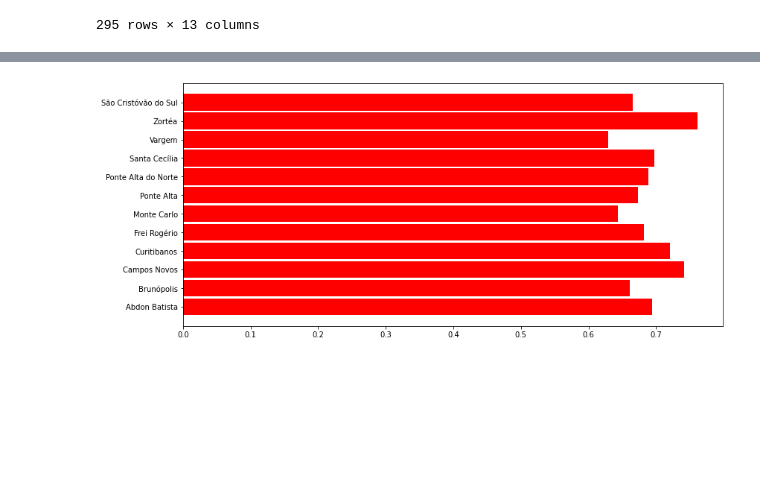
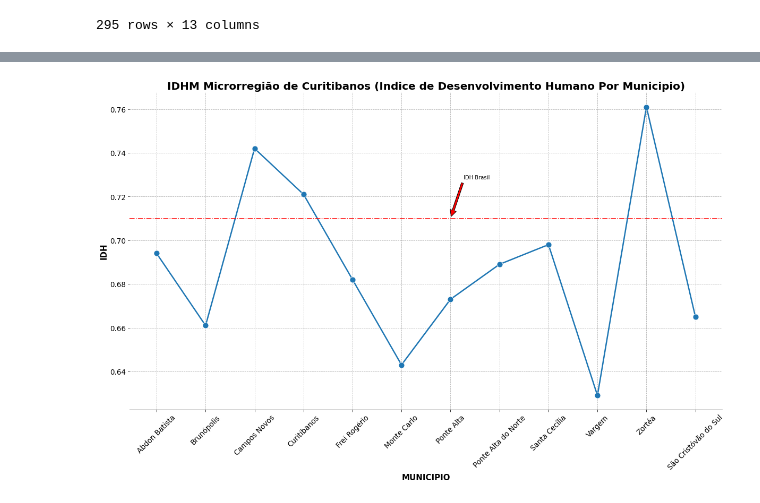
Before and after one commit to NophaieViscente/AnaliseDadosENEM, a Jupyter notebook: Analisando_Dados_da_Educação_ENEM_SC_Mesorregião_Serrana_|_Microrregião_de_Curitibanos.ipynb, the cells around one changed output, grey strips where cells are left out. Drawn from its saved outputs; the diff is of its cells as text; code cells hidden in the pictures; blank space fills up the shorter version.

```diff
--- a/Analisando_Dados_da_Educação_ENEM_SC_Mesorregião_Serrana_|_Microrregião_de_Curitibanos.ipynb
+++ b/Analisando_Dados_da_Educação_ENEM_SC_Mesorregião_Serrana_|_Microrregião_de_Curitibanos.ipynb
@@ -321,10 +318,21 @@ dados_IBGE_regiao_serrana
 dados_IBGE_regiao_serrana['IDHM'] = dados_IBGE_regiao_serrana['IDHM'].apply(lambda x : float(str(x).replace(',','.')))
 dados_completos_ENEM_IBGE = pd.merge(dados_rs_sem_nota_zero, dados_IBGE_regiao_serrana,
                                      how='left',left_on=['CO_MUNICIPIO_RESIDENCIA'],right_on=['CODIGO_MUNICIPIO'])
-# %%
-plt.figure(figsize=(13,6))
-plt.barh(dados_completos_ENEM_IBGE['NO_MUNICIPIO_RESIDENCIA'],width=dados_completos_ENEM_IBGE['IDHM'],height=0.9,
-         color='red')
-plt.show()
-# %% [output]
-[figure, removed]
+# %%
+fig10, ax10 = plt.subplots(figsize=(20,11))
+for axis in ['top', 'right', 'left']:
+   ax10.spines[axis].set_color(None)
+sns.lineplot(data=dados_completos_ENEM_IBGE,x='NO_MUNICIPIO_RESIDENCIA',y='IDHM',marker='o',markersize=11,
+             lw=2.5)
+ax10.annotate('IDH Brasil',xy=(6,0.710),xycoords='data',xytext=(6.8,0.73),arrowprops=dict(facecolor='red', shrink=0.05),
+              horizontalalignment='right', verticalalignment='top',)
+plt.grid(True,ls='--')
+plt.axhline(0.710,ls='-.',color='r')
+plt.title('IDHM Microrregião de Curitibanos (Indice de Desenvolvimento Humano Por Municipio)',fontdict={'fontsize':20,'fontweight':'semibold'})
+plt.xticks(rotation=45)
+plt.xlabel('MUNICIPIO',fontdict={'fontsize':15,'fontweight':'semibold'})
+plt.ylabel('IDH',fontdict={'fontsize':15,'fontweight':'semibold'})
+plt.tick_params(labelsize=13.5)
+plt.show()
+# %% [output]
+[figure, added]
```
Also changed, not shown: parts of 4 cells of this notebook.
